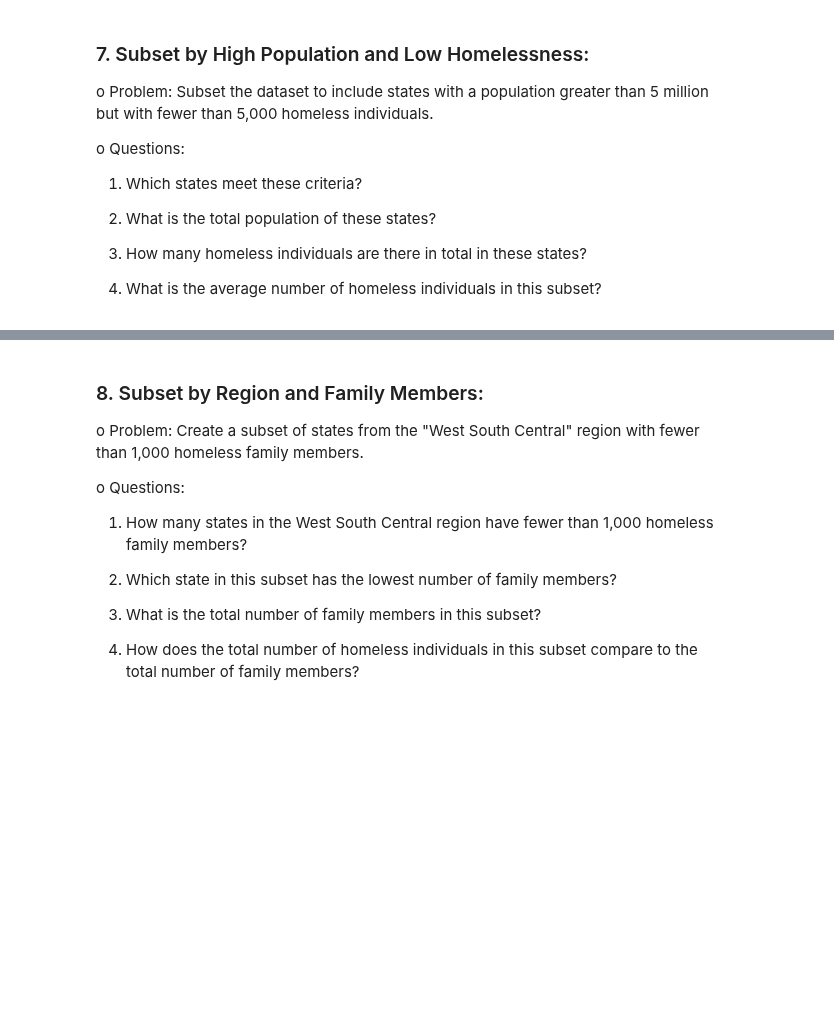
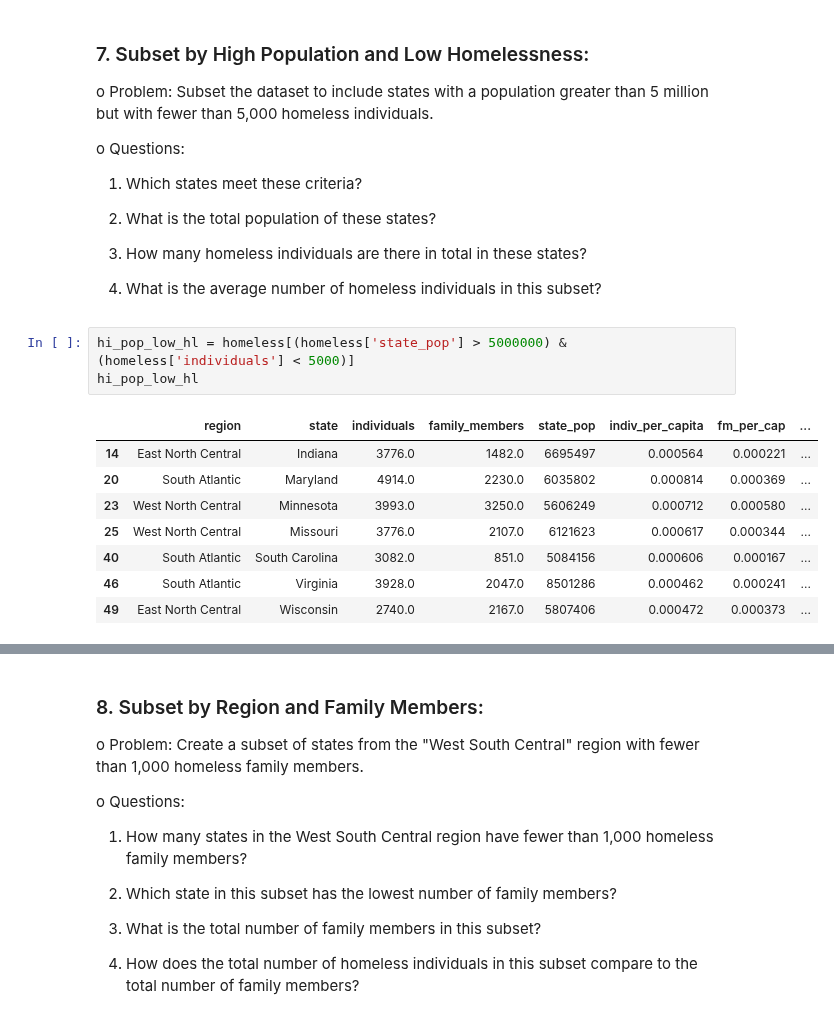
Before and after one commit to S827/python-programs, a Jupyter notebook: EDAPractice/DMWithPandas/CH1_TransformingDataframes/Homelessness_Exercise.ipynb, the cells around one changed output, grey strips where cells are left out. Saved outputs shown, nothing was run; the diff lists cells and outputs as text; blank space fills up the shorter version.

```diff
--- a/EDAPractice/DMWithPandas/CH1_TransformingDataframes/Homelessness_Exercise.ipynb
+++ b/EDAPractice/DMWithPandas/CH1_TransformingDataframes/Homelessness_Exercise.ipynb
@@ -1057,3 +1057,15 @@ o	Questions:
 3.	How many homeless individuals are there in total in these states?
 
 4.	What is the average number of homeless individuals in this subset?
+# %%
+hi_pop_low_hl = homeless[(homeless['state_pop'] > 5000000) & (homeless['individuals'] < 5000)]
+hi_pop_low_hl
+# %% [output]
+|  | region | state | individuals | family_members | state_pop | indiv_per_capita | fm_per_cap | ... |
+| 14 | East North Central | Indiana | 3776.0 | 1482.0 | 6695497 | 0.000564 | 0.000221 | ... |
+| 20 | South Atlantic | Maryland | 4914.0 | 2230.0 | 6035802 | 0.000814 | 0.000369 | ... |
+| 23 | West North Central | Minnesota | 3993.0 | 3250.0 | 5606249 | 0.000712 | 0.000580 | ... |
+| 25 | West North Central | Missouri | 3776.0 | 2107.0 | 6121623 | 0.000617 | 0.000344 | ... |
+| 40 | South Atlantic | South Carolina | 3082.0 | 851.0 | 5084156 | 0.000606 | 0.000167 | ... |
+| 46 | South Atlantic | Virginia | 3928.0 | 2047.0 | 8501286 | 0.000462 | 0.000241 | ... |
+| 49 | East North Central | Wisconsin | 2740.0 | 2167.0 | 5807406 | 0.000472 | 0.000373 | ... |
```
Also changed, not shown: parts of 4 cells of this notebook.
